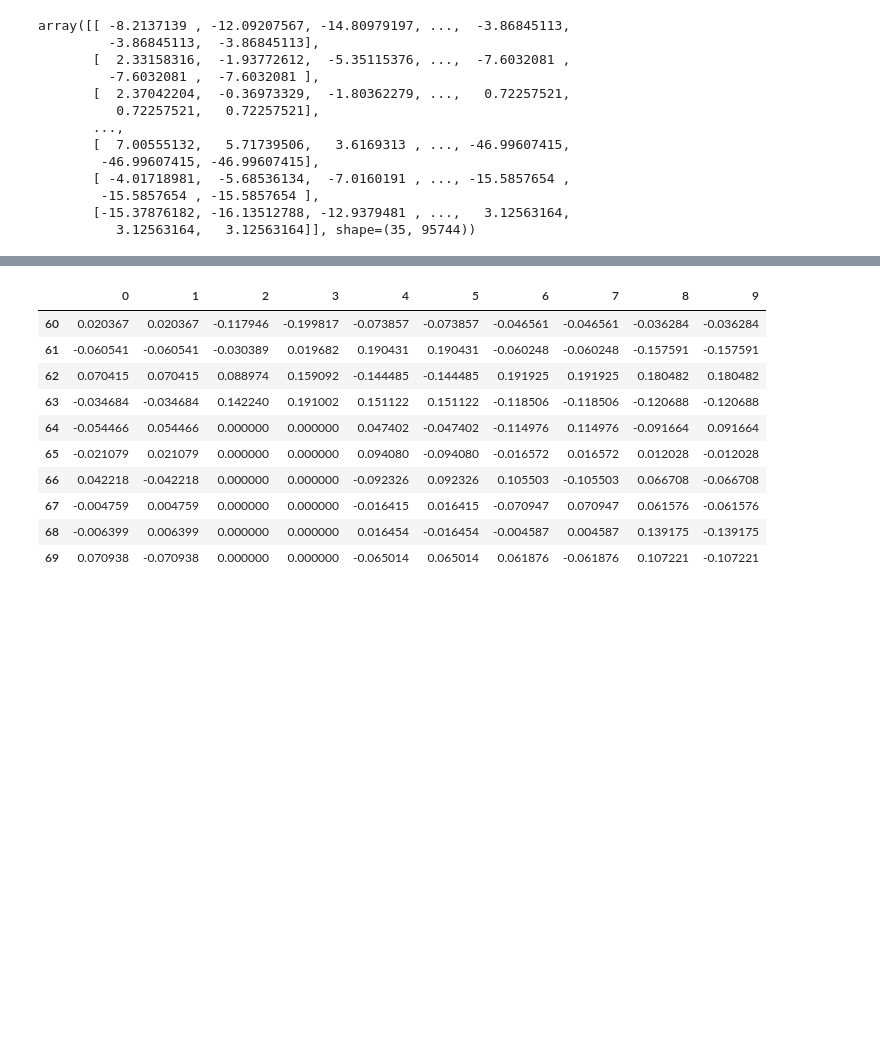
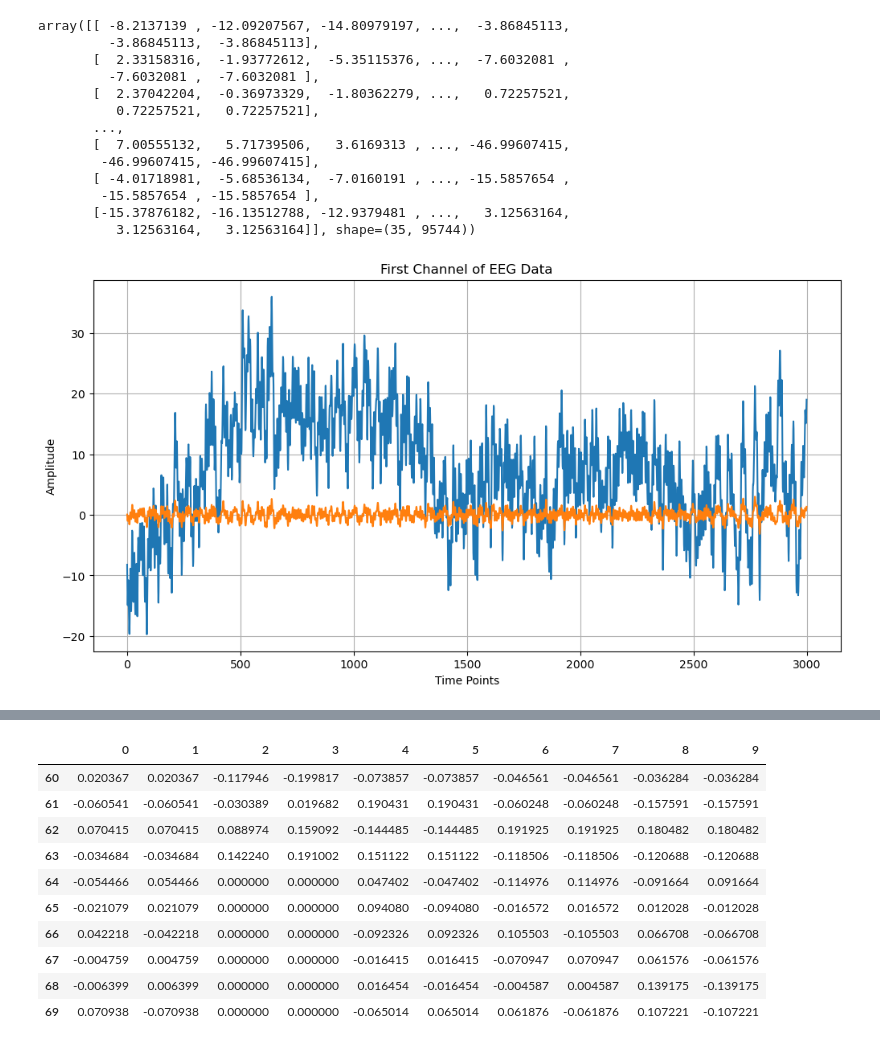
Before and after one commit to 4legalf/complex-systems-project, a Jupyter notebook: DMD.ipynb, the cells around one changed output, grey strips where cells are left out. Cells and saved outputs as stored; diff of their text form; code cells hidden in the pictures; blank space fills up the shorter version.

```diff
--- a/DMD.ipynb
+++ b/DMD.ipynb
@@ -37,6 +55,20 @@ array([[ -8.2137139 , -12.09207567, -14.80979197, ...,  -3.86845113,
         -15.5857654 , -15.5857654 ],
        [-15.37876182, -16.13512788, -12.9379481 , ...,   3.12563164,
           3.12563164,   3.12563164]], shape=(35, 95744))
+# %%
+test_arr_clean = preprocessing(test_arr)
+
+plt.figure(figsize=(12, 6))
+plt.plot(test_arr[0, :3000])
+plt.plot(test_arr_clean[0, :3000])
+
+plt.xlabel('Time Points')
+plt.ylabel('Amplitude')
+plt.title('First Channel of EEG Data')
+plt.grid(True)
+plt.show()
+# %% [output]
+[figure, added]
 # %%
 import numpy as np
 import matplotlib.pyplot as plt
```
Also changed, not shown: parts of 7 cells of this notebook, 27 other files.
